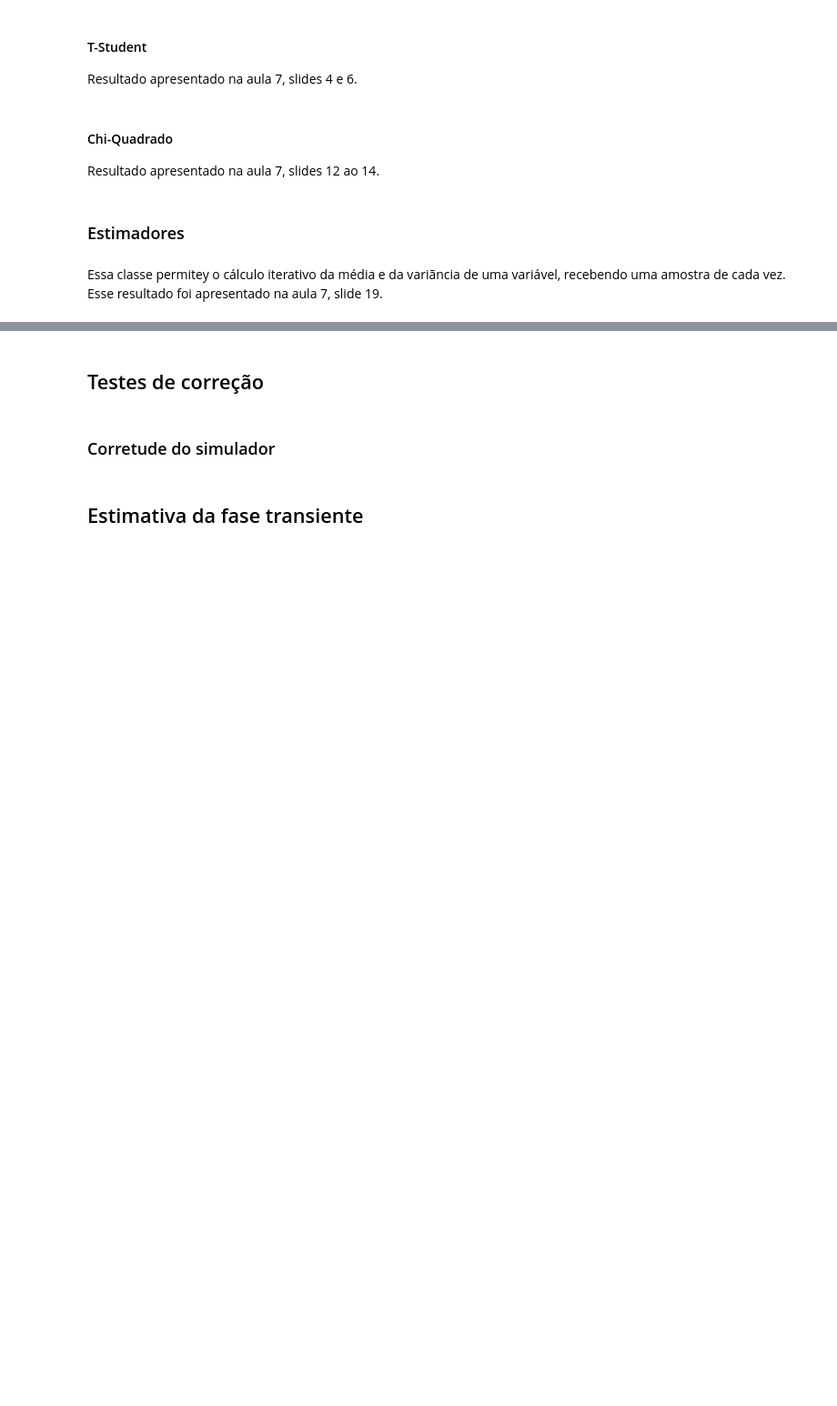
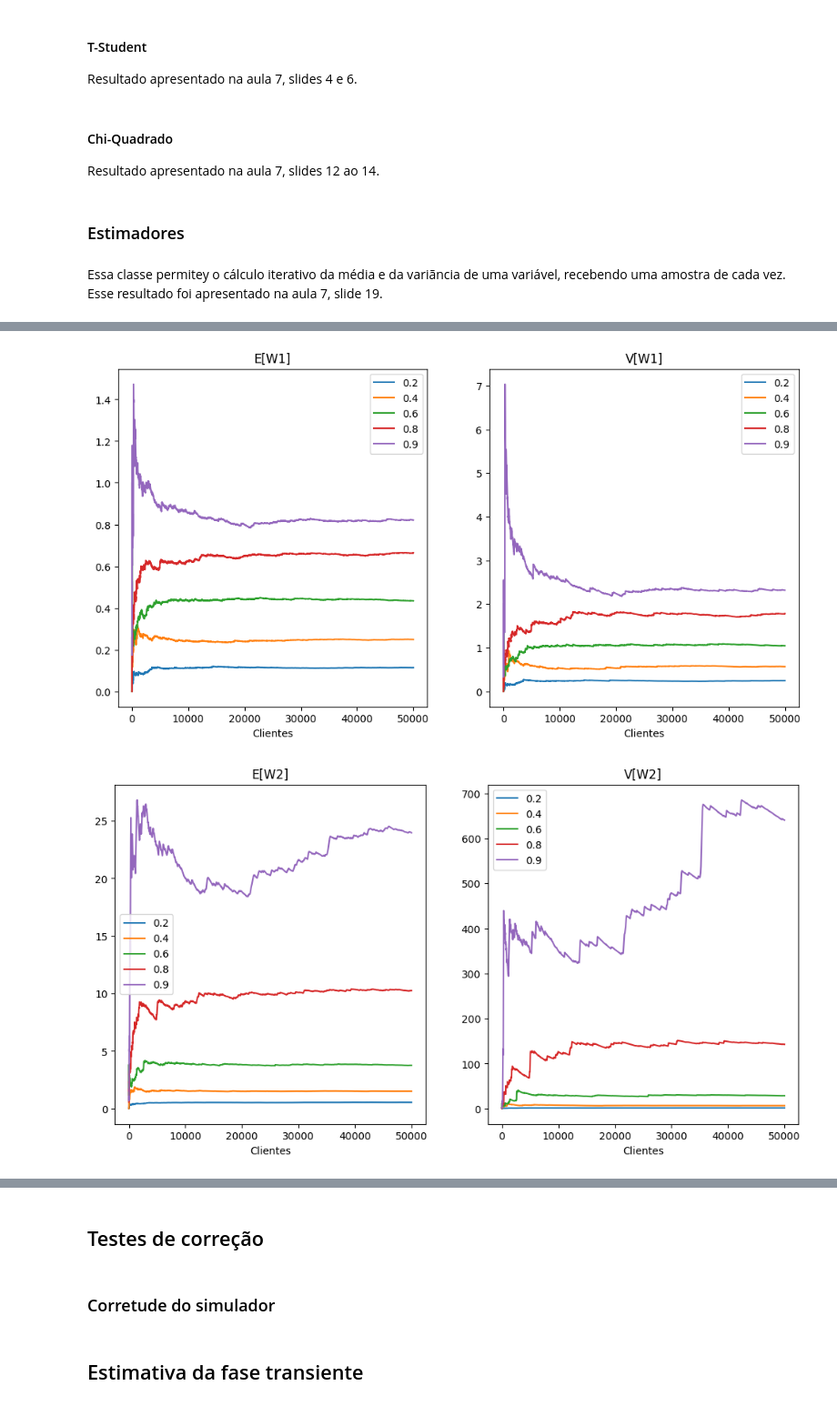
Before and after one commit to RafaelxFernandes/Avaliacao-Desempenho-22.2, a Jupyter notebook: main.ipynb, the cells around one changed output, grey strips where cells are left out. Shown at 91% size. Saved outputs shown, nothing was run; the diff lists cells and outputs as text; code cells hidden in the pictures; blank space fills up the shorter version.

Commit message:
Plot das métricas para a estimativa do período transiente

```diff
--- a/main.ipynb
+++ b/main.ipynb
@@ -449,0 +472,35 @@ estimadores["Nq2"].t_student()
+# %%
+#(1.0983426465729975, 1.0651338810527364, 0.015349723048165224)
+random.seed(13) #setando uma seed pra manter os testes iguais
+
+#lista = []
+k = 50_000
+for r in RHOS:
+    mu = MU
+    lamb = r/2
+    #estimadores, n_eventos = simulador(lamb, mu, k=50_000, debug=True)
+    #lista.append(estimadores)
+
+for cat in ["W1", "W2", "X1", "X2", "N1", "N2", "Nq1", "Nq2"]:
+    plt.figure(figsize=(12, 6))
+
+    plt.subplot(121)
+    for estimadores in lista:
+        medias = estimadores[cat].medias
+        plt.plot(medias)
+        plt.xlabel( "Tempo decorrido" if len(medias) > k else "Clientes")
+    plt.legend(RHOS)
+    plt.title(f"E[{cat}]")
+
+    plt.subplot(122)
+    for estimadores in lista:
+        plt.plot(estimadores[cat].variancias)
+        plt.xlabel( "Tempo decorrido" if len(medias) > k else "Clientes")
+    plt.legend(RHOS)
+    plt.title(f"V[{cat}]")
+
+    #plt.suptitle(cat)
+    plt.show()
+# %% [output]
+[figure, added]
+[figure, added]
```
Also changed, not shown: parts of 12 cells of this notebook.
